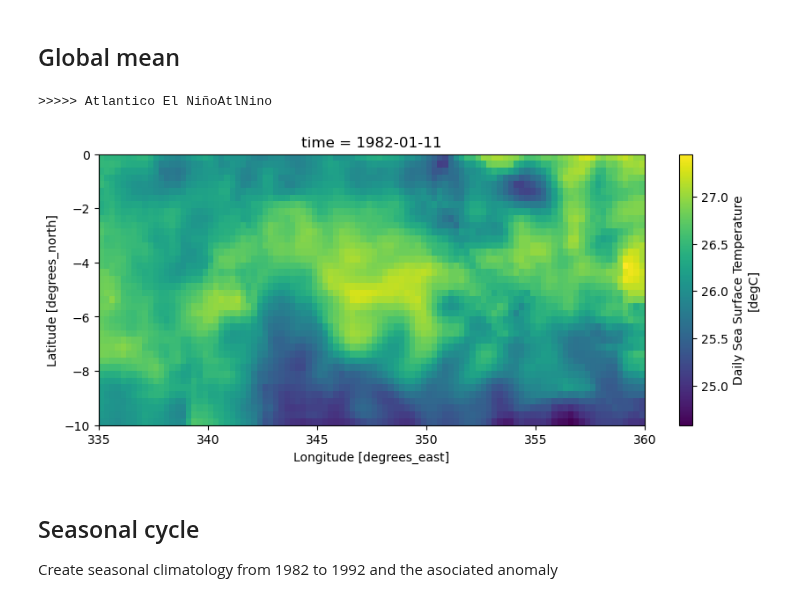
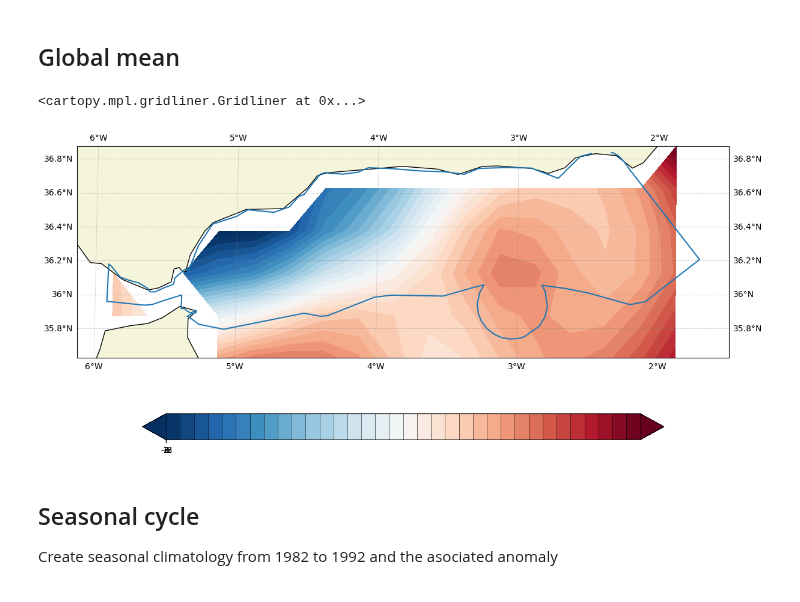
Before and after one commit to PedroVelez/SSTGlobalAnalysis, a Jupyter notebook: analysisData_daily.ipynb, the cells around one changed output. Drawn from its saved outputs; the diff is of its cells as text; code cells hidden in the pictures.

Commit message:
edited demarcaciones limits

```diff
--- a/analysisData_daily.ipynb
+++ b/analysisData_daily.ipynb
@@ -38,6 +42,9 @@ elif os.uname().nodename.lower().find('rossby') != -1:
 # %%
 files = [f'{base_file}.{year}.nc' for year in range(year1, year2+1)]
 DS = xr.open_mfdataset(files,  chunks={'time': 365})
+# %%
+Titulos = ['Demarcación marina levantino-balear', 'Demarcación marina noratlántica','Demarcación marina canaria','Demarcación sudatlántica','Demarcación Estrecho y Alborán']
+Titulos_short = ['LEB', 'NOR','CAN','SUD','ESA']
 # %%
 # Load data1
 
@@ -66,0 +66,2 @@ sst = DS.sst.sel(lon=slice(360-25.,360),lat=slice( -10,0))
+# %%
+i=4
@@ -67,2 +88,8 @@ sst = DS.sst.sel(lon=slice(360-25.,360),lat=slice( -10,0))
 # %%
-sst
+escalaLand='50m'
+if titulo_short == 'NH':
+        escalaLand='110m'
+elif titulo_short == 'SH':
+        escalaLand='110m'
+elif titulo_short == 'GO':
+        escalaLand='110m'
@@ -95,11 +96,39 @@ actual_range :
+# %%
+# Load the data from the .txt file
+lon, lat = [], []
+if titulo_short == 'CAN' or titulo_short == 'ESA' or titulo_short ==  'LEB' or titulo_short ==  'NOR' or titulo_short ==  'SUD' :
+    with open('./LimiteDemarcaciones/Demarcacion'+titulo_short+'.txt', 'r') as f:
+        for line in f:
+            # Split the line by whitespace and append the values
+            longitude, latitude = map(float, line.split())
+            lon.append(longitude)
+            lat.append(latitude)
 # %% [markdown]
 ## Global mean
 # %%
-sst[10,:,:].plot()
-print('>>>>> '+titulo+titulo_short)
+fig = plt.figure(figsize=(14,8))
+ax = plt.axes(projection=ccrs.Robinson())
+
+land = cartopy.feature.NaturalEarthFeature('physical',  'land', edgecolor='k', scale = escalaLand ,
+                facecolor=cfeature.COLORS['land'])
+
+ax.add_feature(land, facecolor='beige')
+
+cm=ax.contourf(sst.lon,sst.lat,sst[-1,:,:],  40,
+               transform=ccrs.PlateCarree(),
+               cmap = plt.cm.RdBu.reversed(),extend='both')
+
+ax.plot(lon, lat, transform=ccrs.PlateCarree())
+
+cbar=fig.colorbar(cm,ax=ax, location='bottom',
+                  shrink=.8, ticks=[-3,-2,0,2,3],
+                  drawedges=True)
+
+ax.gridlines(draw_labels=True, linewidth=.5,
+             color='gray', alpha=0.5, linestyle='--')
 # %% [output]
->>>>> Atlantico El NiñoAtlNino
+<cartopy.mpl.gridliner.Gridliner at 0x...>
-[figure, old version]
+[figure, new version]
 # %%
 # Calculate global mean weigthtened
 # For a rectangular grid the cosine of the latitude is proportional to the grid cell area.
```
Also changed, not shown: parts of 4 cells of this notebook, 1 other file.
